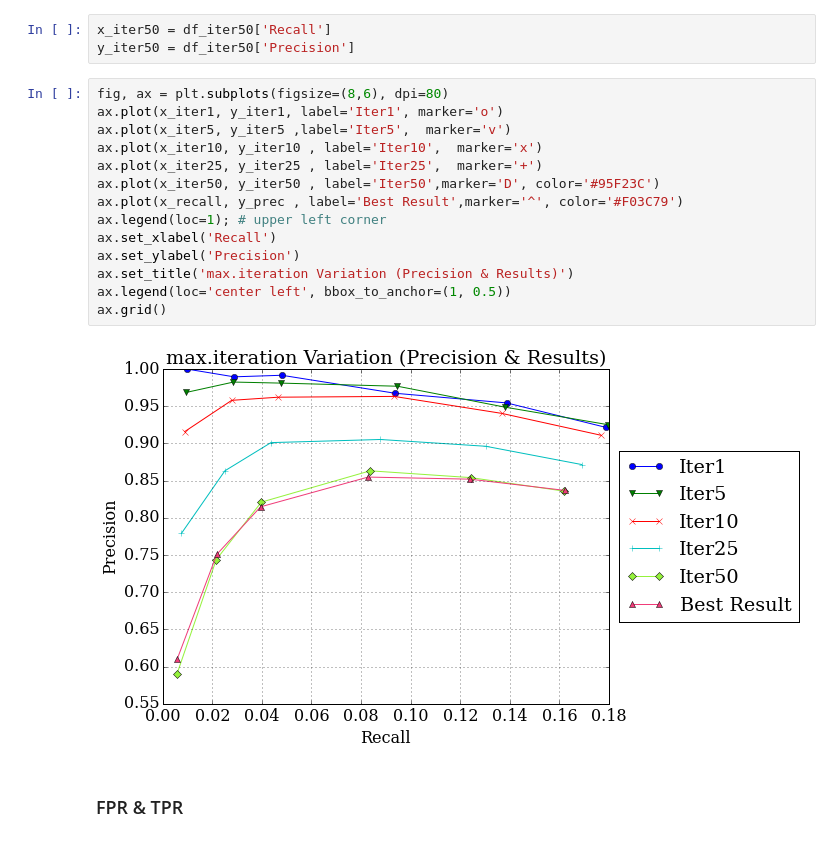
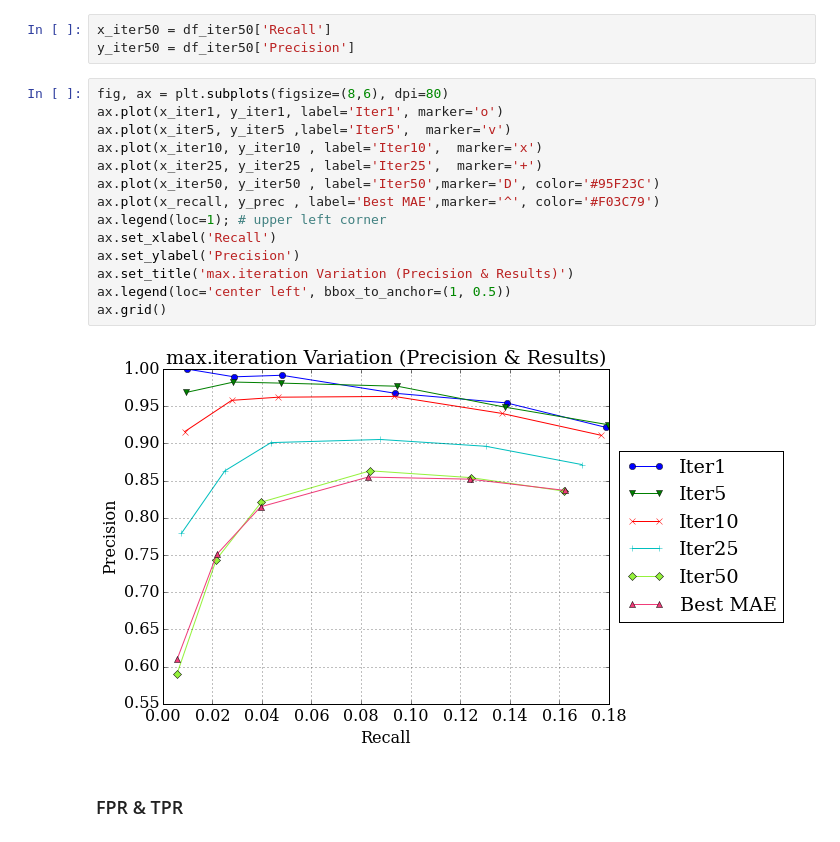
Before and after one commit to priagungk/Recommendation-System, a Jupyter notebook: plotting.ipynb, the cells around one changed output. Saved outputs shown, nothing was run; the diff lists cells and outputs as text.

```diff
--- a/plotting.ipynb
+++ b/plotting.ipynb
@@ -147,19 +147,19 @@ y_iter50 = df_iter50['Precision']
 # %%
 fig, ax = plt.subplots(figsize=(8,6), dpi=80)
 ax.plot(x_iter1, y_iter1, label='Iter1', marker='o')
 ax.plot(x_iter5, y_iter5 ,label='Iter5',  marker='v')
 ax.plot(x_iter10, y_iter10 , label='Iter10',  marker='x')
 ax.plot(x_iter25, y_iter25 , label='Iter25',  marker='+')
 ax.plot(x_iter50, y_iter50 , label='Iter50',marker='D', color='#95F23C')
-ax.plot(x_recall, y_prec , label='Best Result',marker='^', color='#F03C79')
+ax.plot(x_recall, y_prec , label='Best MAE',marker='^', color='#F03C79')
 ax.legend(loc=1); # upper left corner
 ax.set_xlabel('Recall')
 ax.set_ylabel('Precision')
 ax.set_title('max.iteration Variation (Precision & Results)')
 ax.legend(loc='center left', bbox_to_anchor=(1, 0.5))
 ax.grid()
 # %% [output]
-[figure, old version]
+[figure, new version]
 # %% [markdown]
 ### FPR & TPR
 # %%
```
Also changed, not shown: parts of 3 cells of this notebook.
